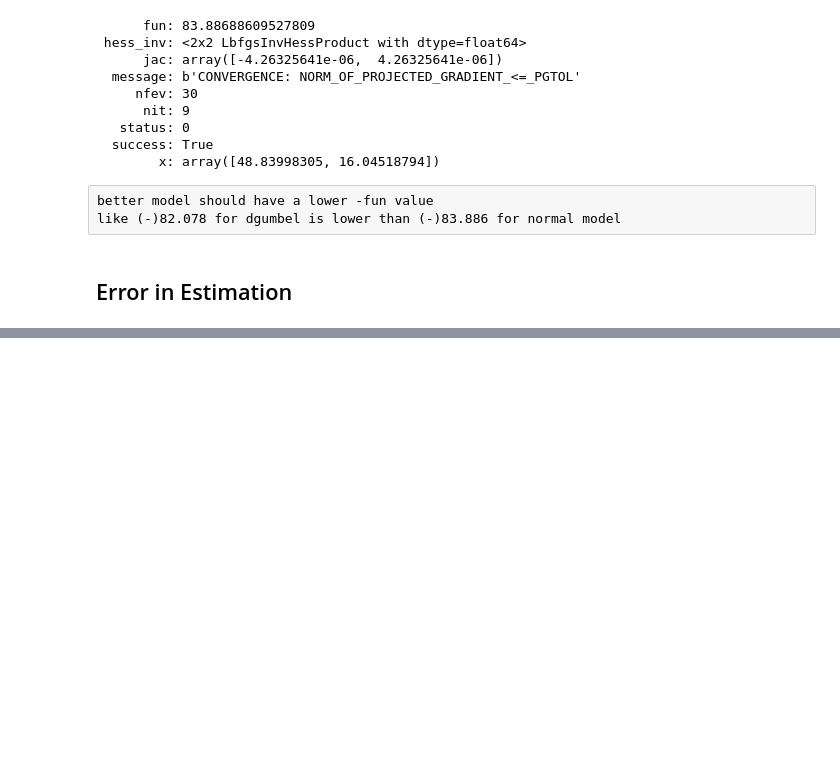
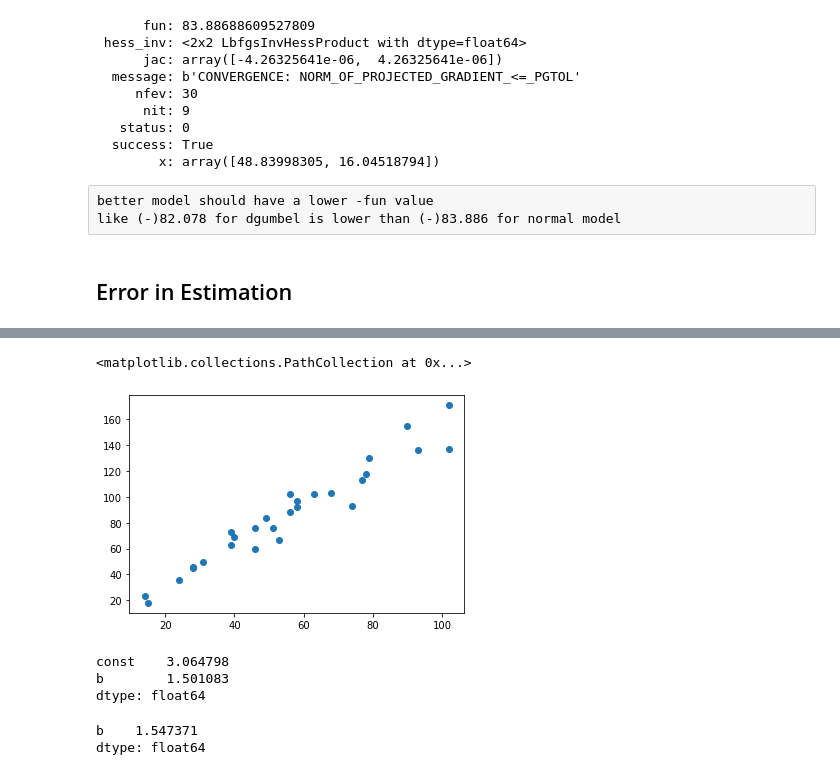
Before and after one commit to starnlm/Python-Practice, a Jupyter notebook: Statistical Description Python.ipynb, the cells around one changed output, grey strips where cells are left out. Saved outputs shown, nothing was run; the diff lists cells and outputs as text; code cells hidden in the pictures; blank space fills up the shorter version.

```diff
--- a/Statistical Description Python.ipynb
+++ b/Statistical Description Python.ipynb
@@ -453,0 +574,19 @@ np.std(mean, ddof = 1), np.std(std, ddof = 1)
+# %%
+plt.scatter(b, a)
+# %% [output]
+<matplotlib.collections.PathCollection at 0x...>
+[figure, added]
+# %%
+features2 = sm.add_constant(b)
+regM2 = sm.OLS(a, features2).fit()
+regM2.params
+# %% [output]
+const    3.064798
+b        1.501083
+dtype: float64
+# %%
+regM20 = sm.OLS(a, b).fit()
+regM20.params
+# %% [output]
+b    1.547371
+dtype: float64
```
Also changed, not shown: parts of 18 cells of this notebook, 1 other file.
